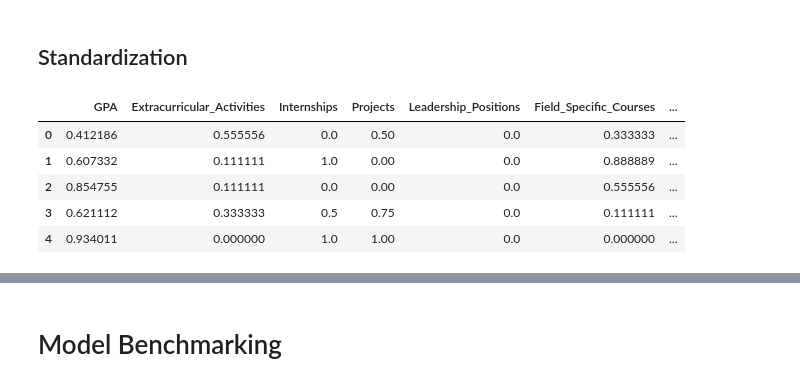
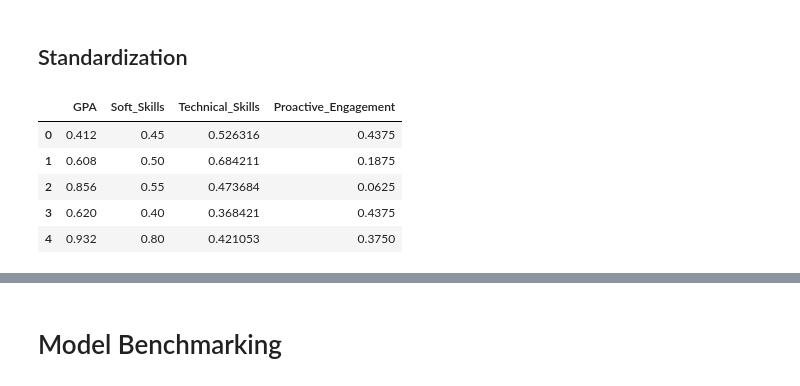
Before and after one commit to jasonmiracleg/Path-Finder, a Jupyter notebook: Jason.ipynb, the cells around one changed output, grey strips where cells are left out. Saved outputs shown, nothing was run; the diff lists cells and outputs as text; code cells hidden in the pictures.

```diff
--- a/Jason.ipynb
+++ b/Jason.ipynb
@@ -148,3 +198,20 @@ df['Field'] = df['Field'].replace({'Art': 'Art & Music', 'Music': 'Art & Music',
+# %%
+# Create Leadership Skills
+proactive_engagement = [
+    'Leadership_Positions',
+    'Extracurricular_Activities',
+    'Projects',
+    'Internships'
+]
+# %%
+# Create New Features with the average of Soft Skill, Technical Skill, Proactive Engagement
+df['Soft_Skills'] = df[soft_skills].mean(axis=1)
+df['Technical_Skills'] = df[technical_skills].mean(axis=1)
+df['Proactive_Engagement'] = df[proactive_engagement].mean(axis=1)
+# %%
+# Drop Columns from Soft Skill, Technical Skill, Proactive Engagement
+features_to_drop = soft_skills + technical_skills + proactive_engagement
+df = df.drop(columns=features_to_drop)
 # %% [markdown]
 ## Encoding
 # %%
@@ -224,0 +291,6 @@ sns.kdeplot(df)
+# %%
+# Oversampling
+ros = RandomOverSampler(random_state=42)
+X_resampled, y_resampled = ros.fit_resample(X, y)
+
+print("Class distribution after Random Oversampling:\n", pd.Series(y_resampled).value_counts())
@@ -230,16 +312,16 @@ X, y = df.loc[:, df.columns != 'Field'], df.loc[:, 'Field']
 # %%
 # Import Minmax Scaler
 from sklearn.preprocessing import MinMaxScaler
 scaler = MinMaxScaler()
-X_scaled = pd.DataFrame(scaler.fit_transform(X), columns=X.columns)
+X_scaled = pd.DataFrame(scaler.fit_transform(X_resampled), columns=X_resampled.columns)
 X_scaled.head()
 # %% [output]
-|  | GPA | Extracurricular_Activities | Internships | Projects | Leadership_Positions | Field_Specific_Courses | ... |
-| 0 | 0.412186 | 0.555556 | 0.0 | 0.50 | 0.0 | 0.333333 | ... |
-| 1 | 0.607332 | 0.111111 | 1.0 | 0.00 | 0.0 | 0.888889 | ... |
-| 2 | 0.854755 | 0.111111 | 0.0 | 0.00 | 0.0 | 0.555556 | ... |
-| 3 | 0.621112 | 0.333333 | 0.5 | 0.75 | 0.0 | 0.111111 | ... |
-| 4 | 0.934011 | 0.000000 | 1.0 | 1.00 | 0.0 | 0.000000 | ... |
+|  | GPA | Soft_Skills | Technical_Skills | Proactive_Engagement |
+| 0 | 0.412 | 0.45 | 0.526316 | 0.4375 |
+| 1 | 0.608 | 0.50 | 0.684211 | 0.1875 |
+| 2 | 0.856 | 0.55 | 0.473684 | 0.0625 |
+| 3 | 0.620 | 0.40 | 0.368421 | 0.4375 |
+| 4 | 0.932 | 0.80 | 0.421053 | 0.3750 |
 # %%
 # Visualize the Scaled Dispersion
 plt.figure(figsize=(10, 8))
```
Also changed, not shown: parts of 82 cells of this notebook, 2 other files.
